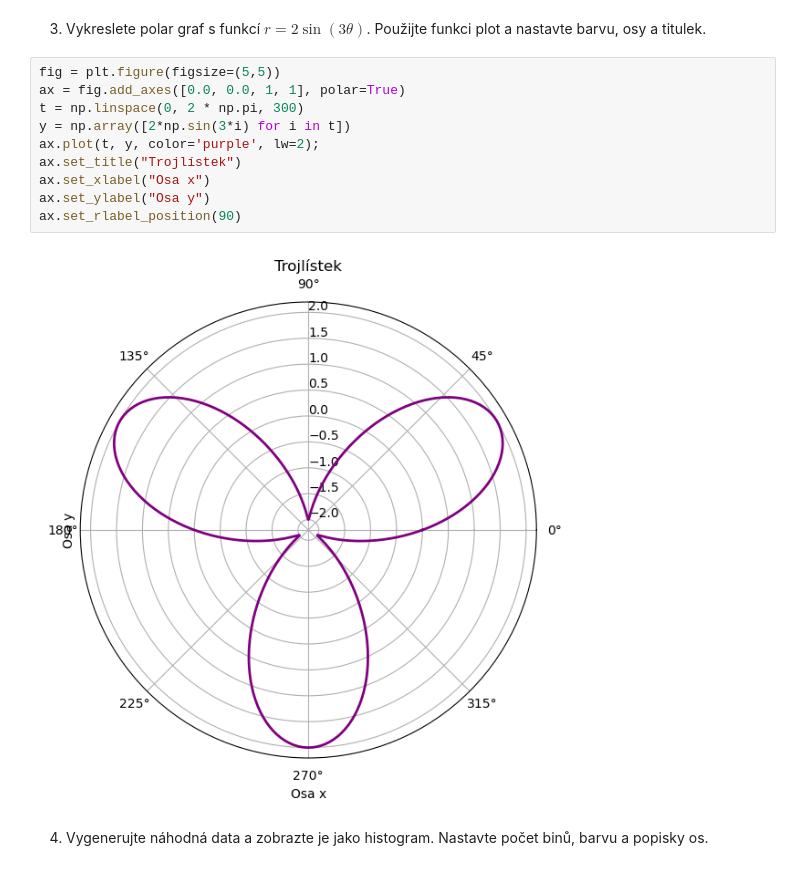
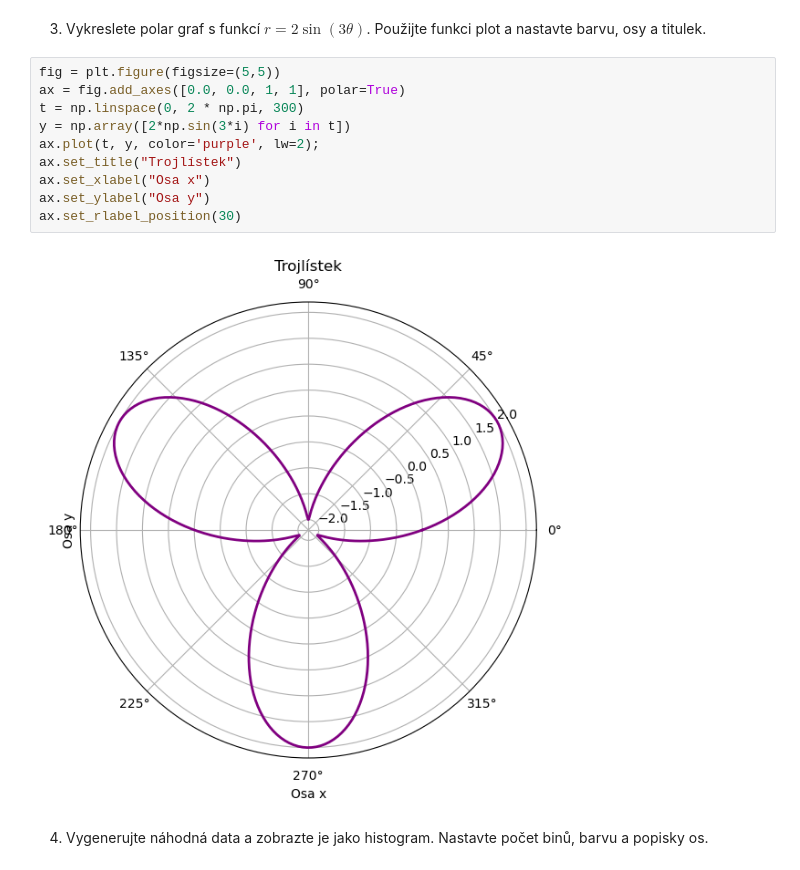
Before and after one commit to JonasKoziorek/VVP-koz0325, a Jupyter notebook: 04_ukoly.ipynb, the cells around one changed output. Drawn from its saved outputs; the diff is of its cells as text.

```diff
--- a/04_ukoly.ipynb
+++ b/04_ukoly.ipynb
@@ -34,15 +39,15 @@ p = ax.plot_surface(X, Y, Z, rstride=4, cstride=4, linewidth=0)
 # %%
 fig = plt.figure(figsize=(5,5))
 ax = fig.add_axes([0.0, 0.0, 1, 1], polar=True)
 t = np.linspace(0, 2 * np.pi, 300)
 y = np.array([2*np.sin(3*i) for i in t])
 ax.plot(t, y, color='purple', lw=2);
 ax.set_title("Trojlístek")
 ax.set_xlabel("Osa x")
 ax.set_ylabel("Osa y")
-ax.set_rlabel_position(90)
+ax.set_rlabel_position(30)
 # %% [output]
-[figure, old version]
+[figure, new version]
 # %% [markdown]
 
 4. Vygenerujte náhodná data a zobrazte je jako histogram. Nastavte počet binů, barvu a popisky os.
```
Also changed, not shown: parts of 11 cells of this notebook.
